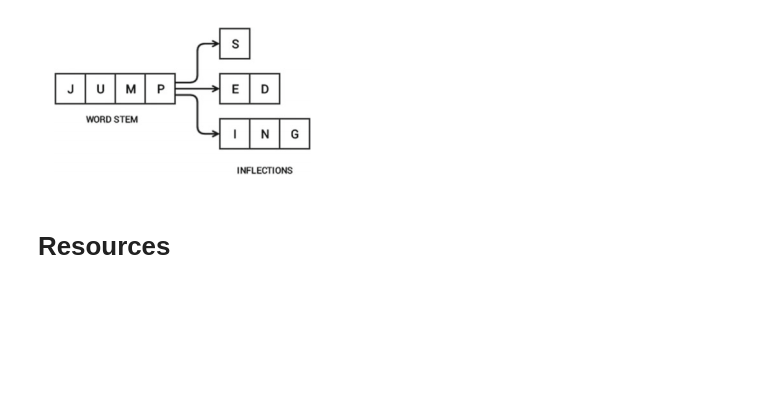
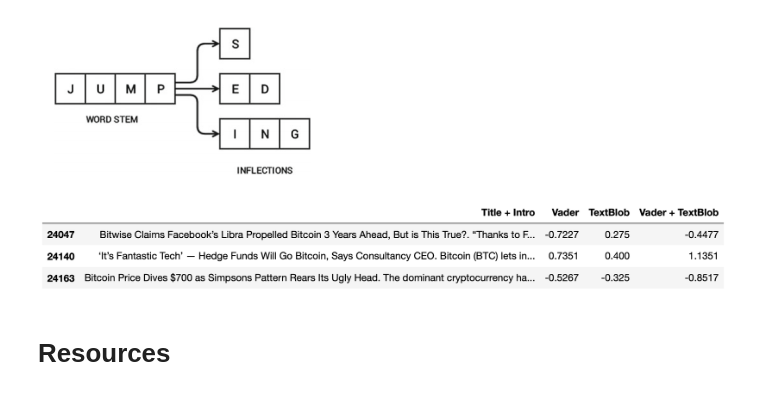
Before and after one commit to silvernine209/nlp_bitcoin_trading, a Jupyter notebook: bitcoin_trader_v2.ipynb, the cells around one changed output. Cells and saved outputs as stored; diff of their text form; code cells hidden in the pictures; blank space fills up the shorter version.

```diff
--- a/bitcoin_trader_v2.ipynb
+++ b/bitcoin_trader_v2.ipynb
@@ -13,6 +19,16 @@ from IPython.display import Image
 Image("stem.png")
 # %% [output]
 [figure]
+# %%
+# Magnify positive and negative sentiments while neutralizing somewhat confusing articles
+from IPython.display import Image
+Image("sentiment.png")
+# df_presentation = pd.concat([df_news_clean,df_sentiment,df_sentiment_textblob],axis=1)[['title_intro','compound','txtblob']].iloc[[24047,24140,24163]]
+# df_presentation.columns=['Title + Intro','Vader','TextBlob']
+# df_presentation['Vader + TextBlob'] = df_presentation['Vader']+df_presentation['TextBlob']
+# df_presentation
+# %% [output]
+[figure, added]
 # %% [markdown]
 # Resources
 # %% [markdown]
```
Also changed, not shown: parts of 55 cells of this notebook.
